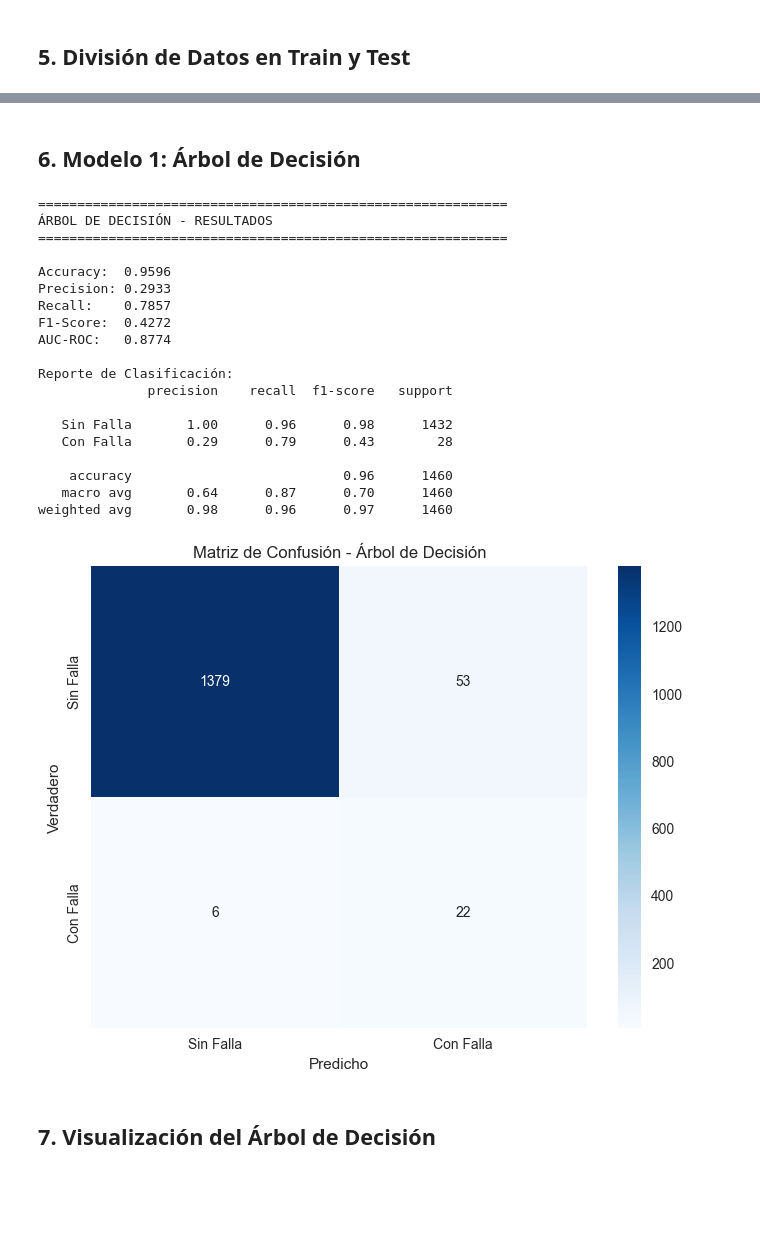
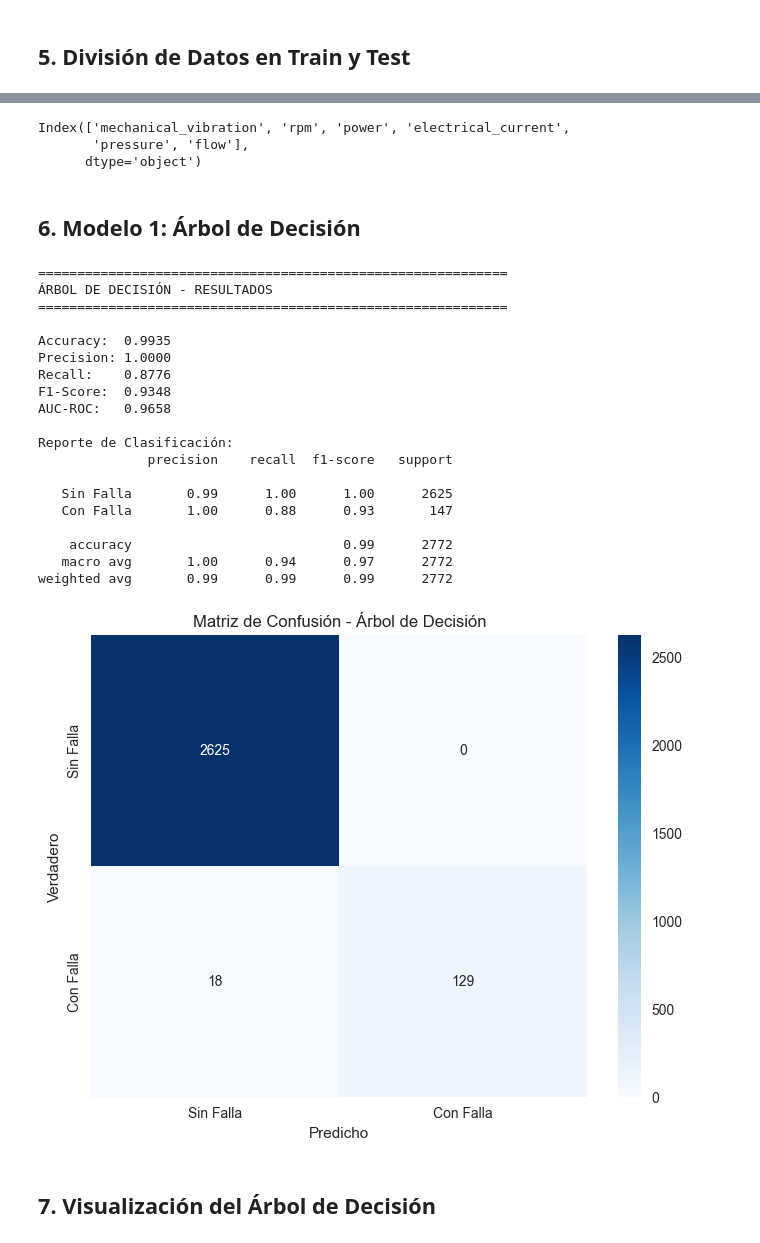
Before and after one commit to carlosrosan/palantir_webapp, a Jupyter notebook: Ingelearn_curso_mtto_predictivo/02_modelos_clasificacion.ipynb, the cells around one changed output, grey strips where cells are left out. Cells and saved outputs as stored; diff of their text form; code cells hidden in the pictures; blank space fills up the shorter version.

```diff
--- a/Ingelearn_curso_mtto_predictivo/02_modelos_clasificacion.ipynb
+++ b/Ingelearn_curso_mtto_predictivo/02_modelos_clasificacion.ipynb
@@ -126,0 +130,2 @@ Tasa de fallas: 1.92%
+# %%
+df = df[df['asset_id']== 2]
@@ -130,10 +169,19 @@ Tasa de fallas: 1.92%
 if df is not None and 'faliure' in df.columns:
     # Columnas a excluir
     exclude_cols = ['base_id', 'asset_id', 'reading_date', 'faliure',
-                    'asset_status', 'created_at', 'updated_at']
+                    'asset_status', 'created_at', 'updated_at',
+                    'days_since_last_failure', 'days_since_last_inspection',
+                    'asset_service_days','asset_service_hours']
 
     # Seleccionar características numéricas
     feature_columns = [col for col in df.columns if col not in exclude_cols]
+
+    print(f"Filas originales: {len(df)}")
+
+    # 🔁 Multiplicar filas x10
+    df = pd.concat([df] * 10, ignore_index=True)
+
+    print(f"Filas luego de expansión: {len(df)}")
 
     # Preparar datos
     X = df[feature_columns].select_dtypes(include=[np.number]).fillna(0) # y = f(X), donde "X" son los datos, y "y" son las fallas
@@ -166,7 +216,7 @@ Name: count, dtype: int64
 if 'X' in locals() and 'y' in locals() and len(np.unique(y)) > 1:
     # Dividir datos
     X_train, X_test, y_train, y_test = train_test_split(
-        X, y, test_size=0.5, random_state=42, stratify=y
+        X, y, test_size=0.7, random_state=42, stratify=y
     )
 
     print(f"Datos de entrenamiento: {X_train.shape}")
@@ -205,16 +255,27 @@ faliure
 Name: count, dtype: int64
 
 Datos estandarizados correctamente
+# %%
+X.columns
+# %% [output]
+Index(['mechanical_vibration', 'rpm', 'power', 'electrical_current',
+       'pressure', 'flow'],
+      dtype='object')
 # %% [markdown]
 ## 6. Modelo 1: Árbol de Decisión
 # %%
+from sklearn.utils.class_weight import compute_class_weight
+classWeight = compute_class_weight(None, classes=np.unique(y_train), y=y_train)
+classWeight = dict(zip(np.unique(y), classWeight.flatten()))
+
+
 if 'X_train' in locals():
     # Crear y entrenar árbol de decisión
     dt_model = DecisionTreeClassifier(
         max_depth=10,
         min_samples_split=5,
         min_samples_leaf=2,
-        class_weight='balanced',  # Manejo de datos desbalanceados
+        class_weight=classWeight,  # Manejo de datos desbalanceados
         random_state=42
     )
 
@@ -236,44 +297,44 @@ if 'X_train' in locals():
     if len(np.unique(y_test)) > 1:
         print(f"AUC-ROC:   {roc_auc_score(y_test, y_pred_proba_dt):.4f}")
 
     print("\nReporte de Clasificación:")
     print(classification_report(y_test, y_pred_dt,
                                 target_names=['Sin Falla', 'Con Falla'],
                                 zero_division=0))
 
     # Matriz de confusión
     cm_dt = confusion_matrix(y_test, y_pred_dt)
     plt.figure(figsize=(8, 6))
     sns.heatmap(cm_dt, annot=True, fmt='d', cmap='Blues',
                 xticklabels=['Sin Falla', 'Con Falla'],
                 yticklabels=['Sin Falla', 'Con Falla'])
     plt.title('Matriz de Confusión - Árbol de Decisión')
     plt.ylabel('Verdadero')
     plt.xlabel('Predicho')
     plt.show()
 else:
     print("No hay datos de entrenamiento")
 # %% [output]
 ============================================================
 ÁRBOL DE DECISIÓN - RESULTADOS
 ============================================================
 
-Accuracy:  0.9596
-Precision: 0.2933
-Recall:    0.7857
-F1-Score:  0.4272
-AUC-ROC:   0.8774
+Accuracy:  0.9935
+Precision: 1.0000
+Recall:    0.8776
+F1-Score:  0.9348
+AUC-ROC:   0.9658
 
 Reporte de Clasificación:
               precision    recall  f1-score   support
 
-   Sin Falla       1.00      0.96      0.98      1432
-   Con Falla       0.29      0.79      0.43        28
+   Sin Falla       0.99      1.00      1.00      2625
+   Con Falla       1.00      0.88      0.93       147
 
-    accuracy                           0.96      1460
-   macro avg       0.64      0.87      0.70      1460
-weighted avg       0.98      0.96      0.97      1460
+    accuracy                           0.99      2772
+   macro avg       1.00      0.94      0.97      2772
+weighted avg       0.99      0.99      0.99      2772
-[figure, old version]
+[figure, new version]
 # %% [markdown]
 ## 7. Visualización del Árbol de Decisión
 # %%
```
Also changed, not shown: parts of 17 cells of this notebook, 8 other files.
